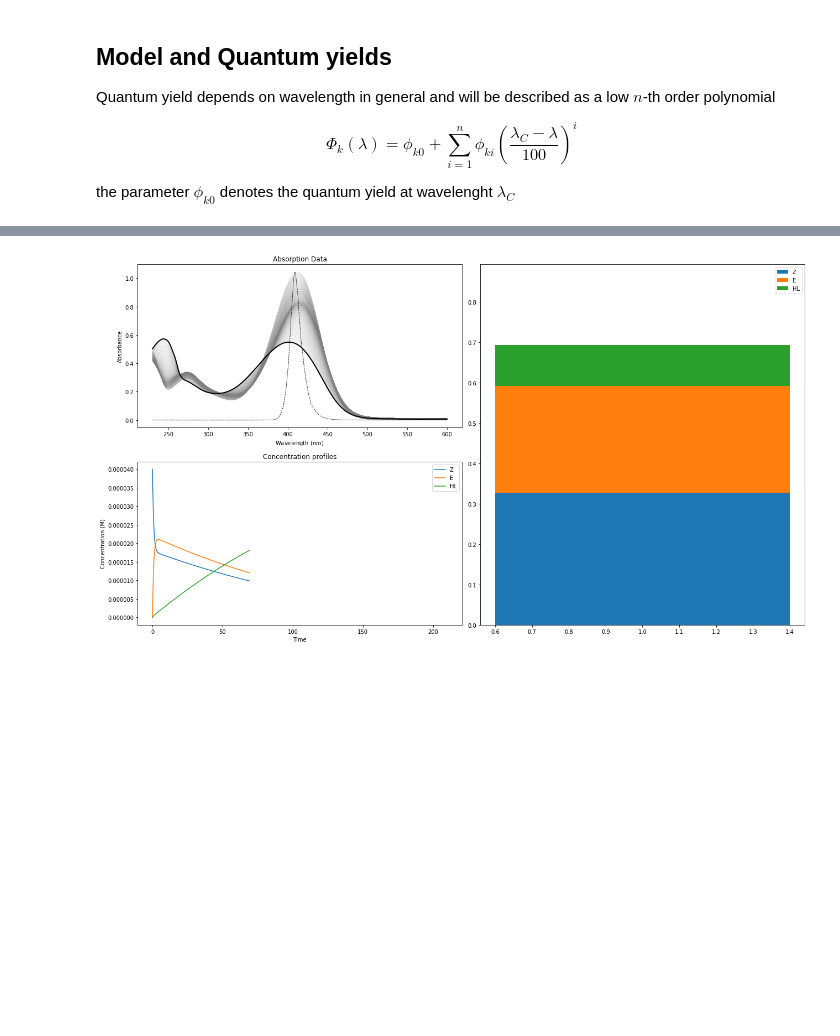
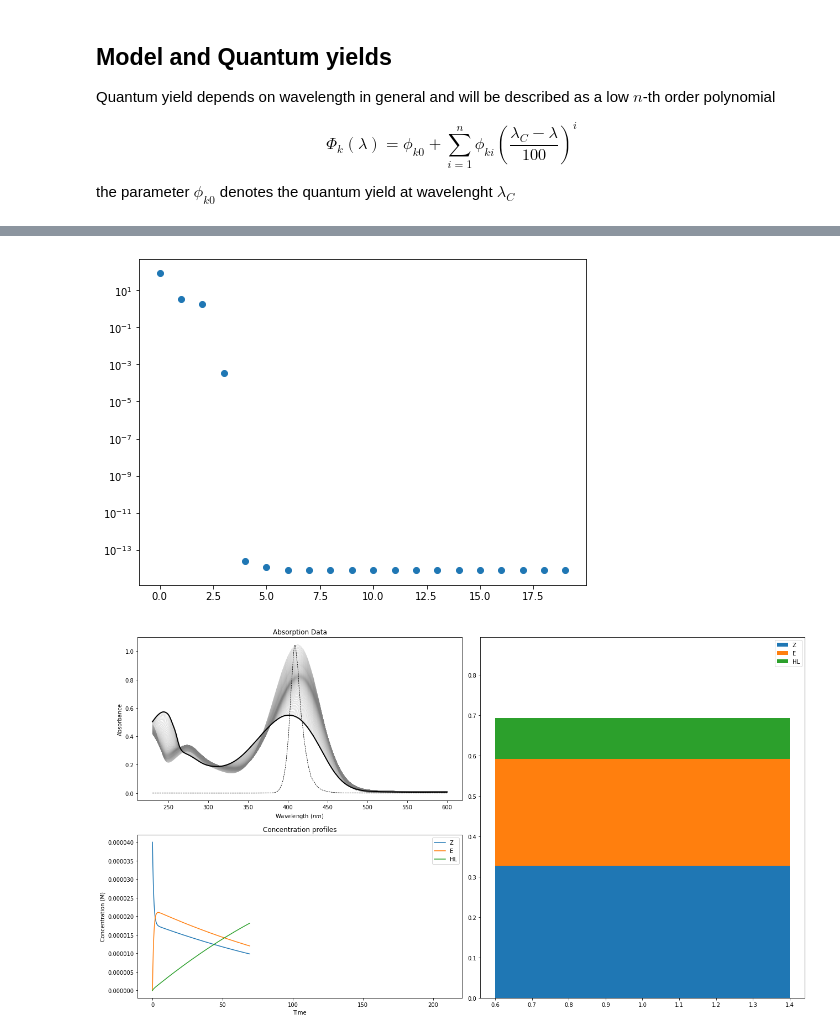
Before and after one commit to dmadea/Jupyter-Tutorials, a Jupyter notebook: Photoreaction kinetics/Simulation-general.ipynb, the cells around one changed output, grey strips where cells are left out. Saved outputs shown, nothing was run; the diff lists cells and outputs as text; code cells hidden in the pictures; blank space fills up the shorter version.

```diff
--- a/Photoreaction kinetics/Simulation-general.ipynb
+++ b/Photoreaction kinetics/Simulation-general.ipynb
@@ -459,3 +481,12 @@ plt.show()
+# %%
+u, s, vt = np.linalg.svd(D, full_matrices=False)
+
+
+plt.rcParams['figure.figsize'] = [8, 6]
+plt.semilogy(s[:20], 'o')
+plt.show()
+# %% [output]
+[figure, added]
 # %%
 def plot_anim_frame(D, C, q_rel, wavelengths, times, symlog=False, title='Absorption Data', t_unit='$ps$',
                   z_unit='$\Delta A$ ($m$OD)', cmap='diverging', z_lim=(None, None),
```
Also changed, not shown: parts of 4 cells of this notebook, 3 other files.
